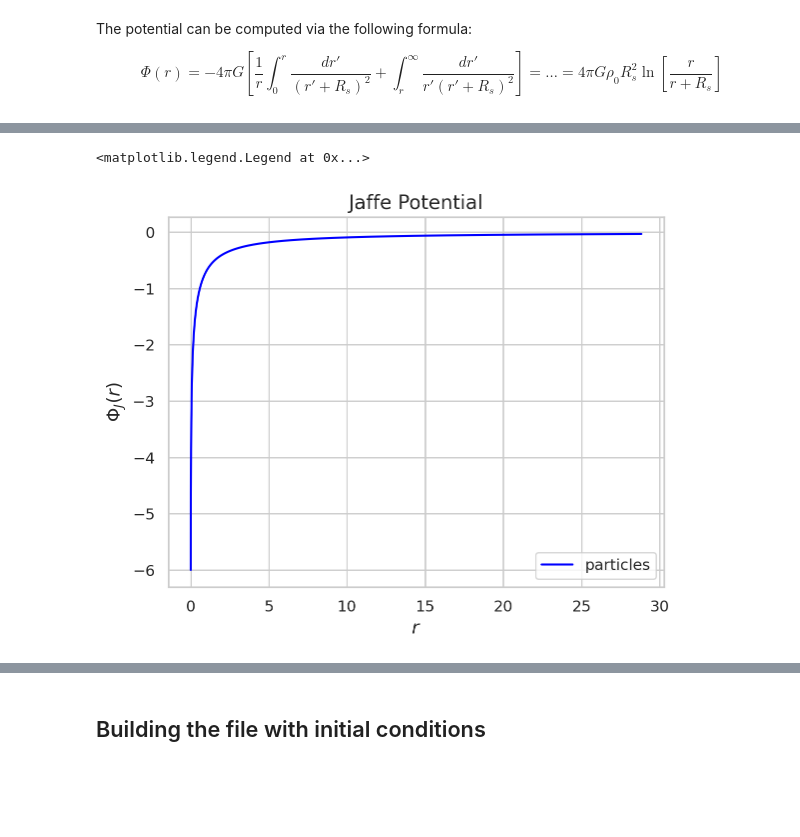
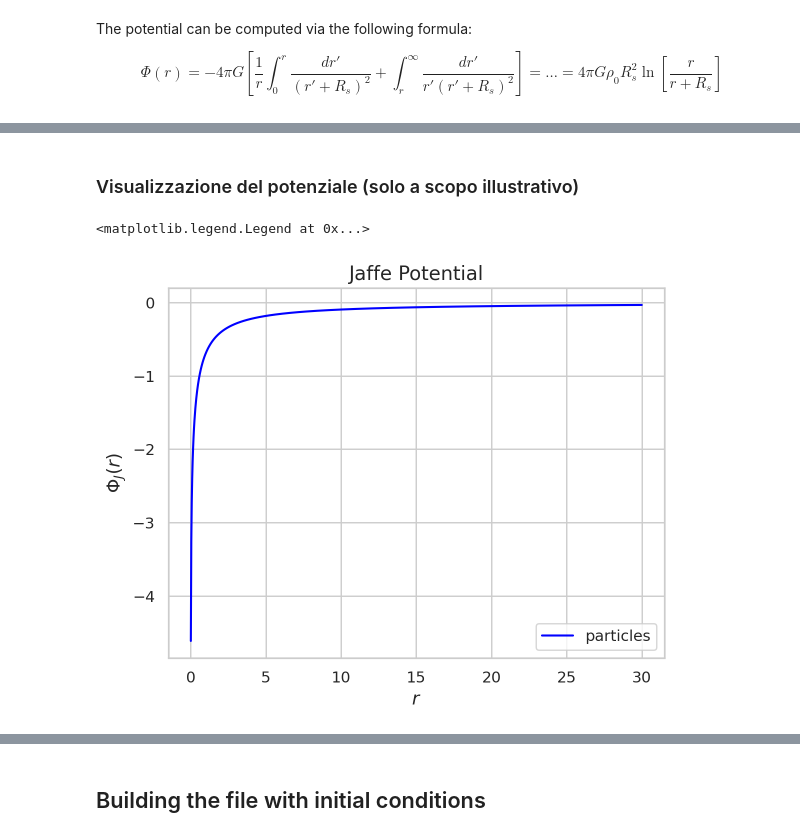
Before and after one commit to SimoneArienti/Galaxies-and-Dynamics, a Jupyter notebook: Project/Jaffe Setup.ipynb, the cells around one changed output, grey strips where cells are left out. Saved outputs shown, nothing was run; the diff lists cells and outputs as text; code cells hidden in the pictures; blank space fills up the shorter version.

```diff
--- a/Project/Jaffe Setup.ipynb
+++ b/Project/Jaffe Setup.ipynb
@@ -299,16 +251,18 @@ array([2.48635112e-03, 3.04645109e-03, 3.71005512e-03, 4.07327017e-03,
+# %% [markdown]
+### Visualizzazione del potenziale (solo a scopo illustrativo)
+# %%
+raggi_potenziale = np.linspace(0.01, 30*Rs, 1000 )
 # %%
-j_pot = Jaffe_pot(raggi, Rs, rho_0)
-Psi = Jaffe_pot(sorted_radii, Rs, rho_0)
+j_pot = Jaffe_pot(raggi_potenziale, Rs, rho_0)
 # %%
 # Set Seaborn style
 sns.set(style="whitegrid")
 
-plt.plot(sorted_radii, Psi, color='blue', label='particles')
-#plt.plot(raggi, j_pot, color='red', linewidth=5)
+plt.plot(raggi_potenziale, j_pot, color='blue', label='particles')
 plt.title('Jaffe Potential', fontsize=14)
 plt.xlabel(r'$r$', fontsize=13)
 plt.ylabel(r'$\Phi_J(r)$', fontsize=13)
 plt.legend()
 # %% [output]
 <matplotlib.legend.Legend at 0x...>
-[figure, old version]
+[figure, new version]
```
Also changed, not shown: parts of 40 cells of this notebook.
